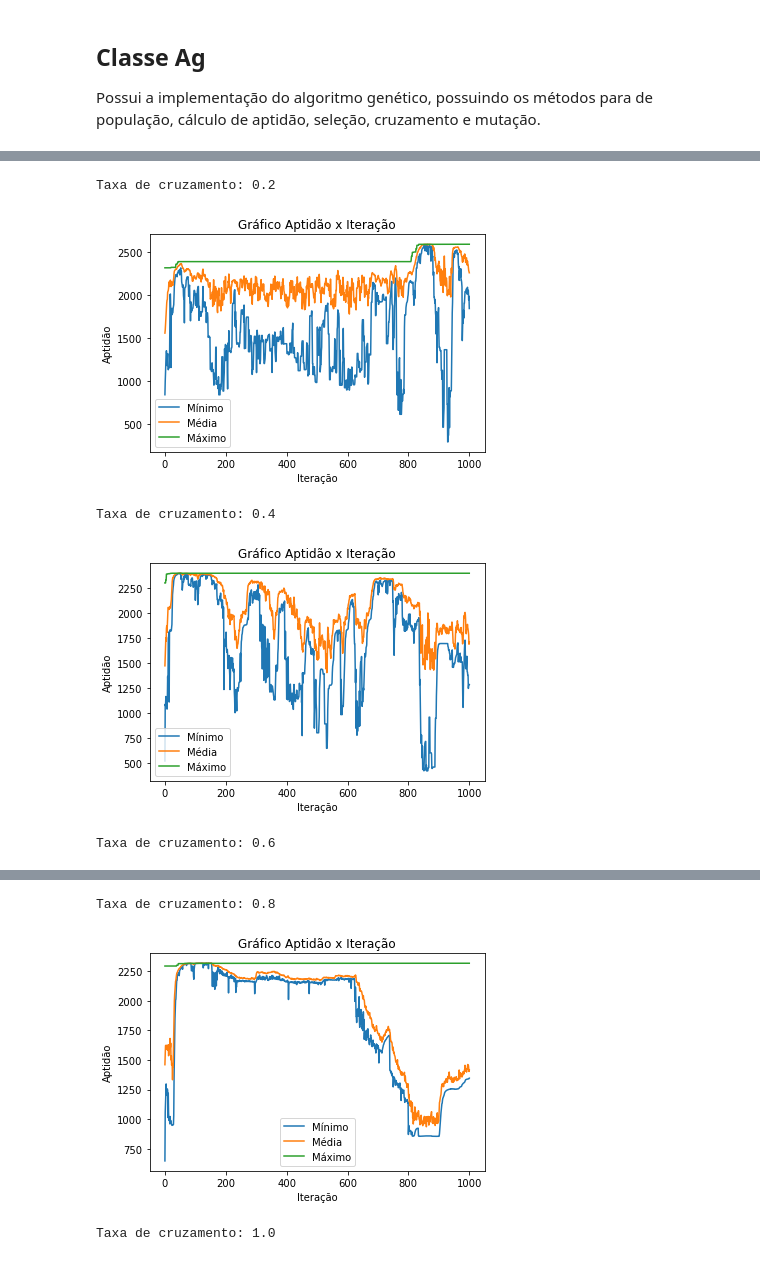
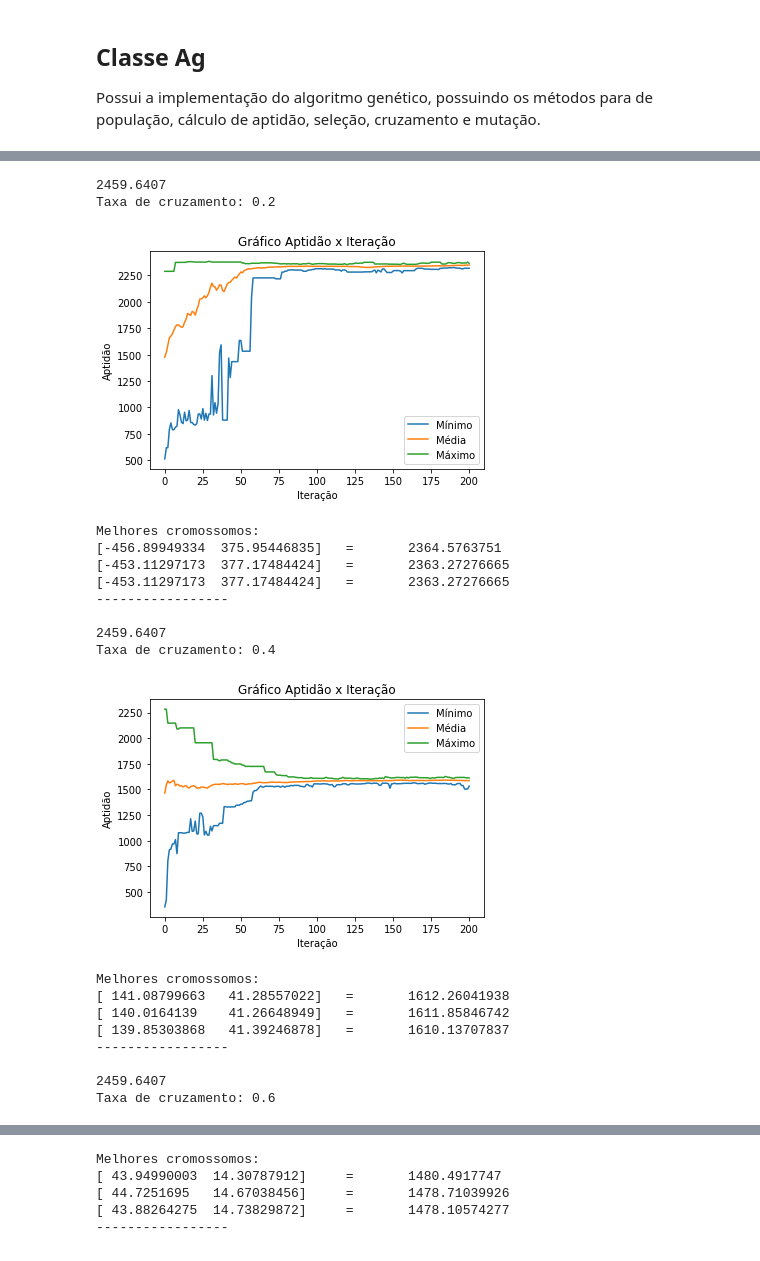
Before and after one commit to viniciusvmda/algoritmo-genetico, a Jupyter notebook: algoritmo_genetico.ipynb, the cells around one changed output, grey strips where cells are left out. Cells and saved outputs as stored; diff of their text form; code cells hidden in the pictures.

```diff
--- a/algoritmo_genetico.ipynb
+++ b/algoritmo_genetico.ipynb
@@ -24,14 +57,12 @@ Possui a implementação do algoritmo genético, possuindo os métodos para de p
 # %%
 class Ag:
 
-    def __init__(self, tam_populacao, inicio, fim, alfa_cruzamento, tax_cruzamento, tax_mutacao, max_geracoes):
+    def __init__(self, tam_populacao, inicio, fim, tax_cruzamento, tax_mutacao, max_geracoes):
         self.tam_populacao = tam_populacao
         # valor inicial para alelos do cromossomo
         self.inicio = inicio
         # Valor final para alelos do cromossomo
         self.fim = fim
-        # Valor porcentagem do cromossomo que será utilizada dos pais no cruzamento
-        self.alfa_cruzamento = alfa_cruzamento
         self.tax_cruzamento = tax_cruzamento
         self.tax_mutacao = tax_mutacao
         self.max_geracoes = max_geracoes
@@ -79,7 +110,7 @@ class Ag:
         # Sorteia tam_populacao/2 números para selecionar na roleta
         for i in range(0, self.tam_populacao):
             # Sorteia o número entre 0(fechado) e a aptidão total(aberto)
-            num = random.uniform(0, total)0.6
+            num = random.uniform(0, total)
             for intervalo, c in roleta.items():
                 if num >= intervalo[0] and num < intervalo[1]:
                     selecao.append(c)
@@ -96,13 +127,15 @@ class Ag:
             # Sorteia um número de 0 a 1 com duas casas decimais
             num = random.randrange(0, 100) / 100
             if num <= self.tax_cruzamento:
+                # Porcentagem do cromossomo dos pais que será utilizada no cruzamento
+                alfa_cruzamento = random.randrange(0, 100) / 100
                 # Se for menor que a taxa de cruzamento, faz o c/home/aluno/Downloadsruzamento aritmético
                 qtd_alelos = len(pai.alelos)
                 # Cria os cromossomos
                 f1 = Cromossomo(qtd_alelos)
                 f2 = Cromossomo(qtd_alelos)
-                f1.alelos = self.alfa_cruzamento * pai.alelos + (1 - self.alfa_cruzamento) * pai2.alelos
-                f2.alelos = (1 - self.alfa_cruzamento) * pai.alelos + self.alfa_cruzamento * pai2.alelos
+                f1.alelos = alfa_cruzamento * pai.alelos + (1 - alfa_cruzamento) * pai2.alelos
+                f2.alelos = (1 - alfa_cruzamento) * pai.alelos + alfa_cruzamento * pai2.alelos
                 f1.aptidao = self.calcAptidao(f1.alelos[0], f1.alelos[1])
                 f2.aptidao = self.calcAptidao(f2.alelos[0], f2.alelos[1])
                 # Adiciona a lista de filhos
@@ -118,13 +151,13 @@ class Ag:
     ' Faz a mutação utilizando o método CREEP
     '''
     def mutar(self, filhos):
-        n_casas = 1000 # Número de casas decimroundais para avaliar a mutação
+        n_casas = 1000 # Número de casas decimais para avaliar a mutação
         for cromo in filhos:
             for i in range(0, len(cromo.alelos)):
                 # Sorteia um número de 0 a 1 com 3 casas decimais
                 num = random.randrange(0, n_casas) / n_casas
                 if num <= self.tax_mutacao:
-                    delta = random.randrange(self.inicio, self.fim) / 10
+                    delta = random.uniform(-2, 2)
                     cromo.alelos[i] += delta
 
     '''
@@ -167,6 +200,15 @@ class Ag:
         plt.legend()
         plt.show()
 
+
+    def melhoresCromossomos(self):
+        n_melhores = 3
+        melhores = sorted(self.populacao, reverse=True, key = lambda Cromossomo: Cromossomo.aptidao)
+        print('Melhores cromossomos:')
+        for cromo in melhores[:n_melhores]:
+            print(str(cromo.alelos) + '\t=\t' + str(cromo.aptidao))
+
+
     '''
     ' Executa max_geracoes vezes o algoritmo genético
     '''
@@ -196,6 +238,8 @@ class Ag:
             t += 1
         # Gera o gráfico de saída
         self.gerarGrafico(tempo, minimo, media, maximo)
+        self.melhoresCromossomos()
+
 
     def imprimirPopulacao(self):
         for c in self.populacao:
@@ -205,15 +255,31 @@ class Ag:
 # %%
-tam_populacao, inicio, fim, alfa, tax_cruzamento, tax_mutacao, max_geracoes = (100, -600, 600, 0.6, 0.6, 0.005, 1000)
-elitismo = True
+tam_populacao, inicio, fim, tax_cruzamento, tax_mutacao, max_geracoes = (200, -600, 600, 0.2, 0.1, 200)
 
-for i in range(1,6):
+for i in range(1,4):
     tax_cruzamento = 2*i/10
-    ag = Ag(tam_populacao, inicio, fim, alfa, tax_cruzamento, tax_mutacao, max_geracoes)
+    ag = Ag(tam_populacao, inicio, fim, tax_cruzamento, tax_mutacao, max_geracoes)
+    print(ag.MAX)
     print("Taxa de cruzamento: " + str(tax_cruzamento))
-    ag.executar(elitismo)
+    ag.executar()
+    print('-----------------\n')
 # %% [output]
+2459.6407
 Taxa de cruzamento: 0.2
-[figure, old version]
+[figure, new version]
+Melhores cromossomos:
+[-456.89949334  375.95446835]   =       2364.5763751
+[-453.11297173  377.17484424]   =       2363.27276665
+[-453.11297173  377.17484424]   =       2363.27276665
+-----------------
+
+2459.6407
 Taxa de cruzamento: 0.4
-[figure, old version]
+[figure, new version]
+Melhores cromossomos:
+[ 141.08799663   41.28557022]   =       1612.26041938
+[ 140.0164139    41.26648949]   =       1611.85846742
+[ 139.85303868   41.39246878]   =       1610.13707837
+-----------------
+
+2459.6407
 Taxa de cruzamento: 0.6
@@ -221,3 +287,5 @@ Taxa de cruzamento: 0.6
-Taxa de cruzamento: 0.8
+Melhores cromossomos:
+[ 43.94990003  14.30787912]     =       1480.4917747
+[ 44.7251695   14.67038456]     =       1478.71039926
+[ 43.88264275  14.73829872]     =       1478.10574277
+-----------------
-[figure, removed]
-Taxa de cruzamento: 1.0
```
Also changed, not shown: parts of 16 cells of this notebook, 4 other files.
